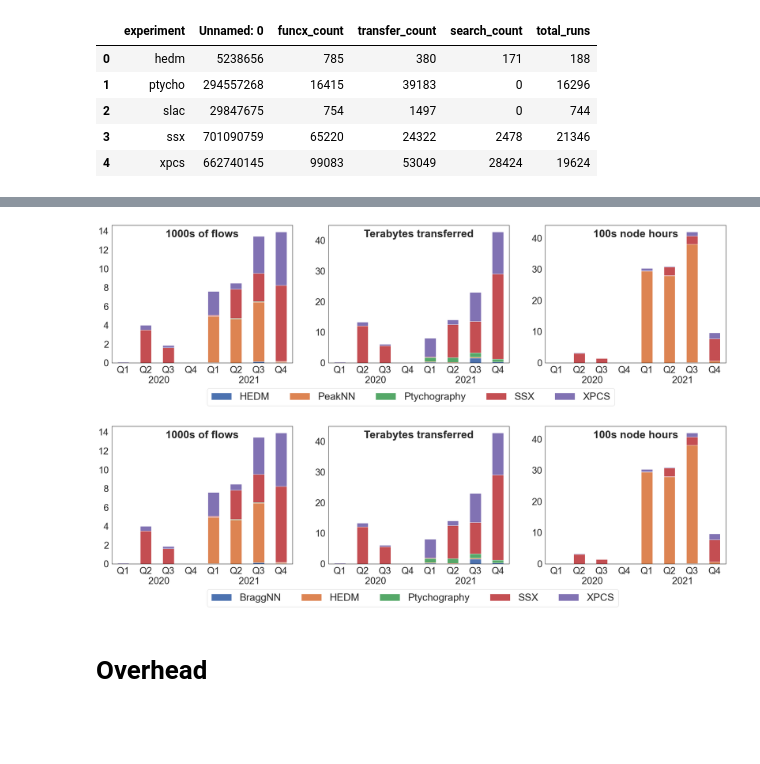
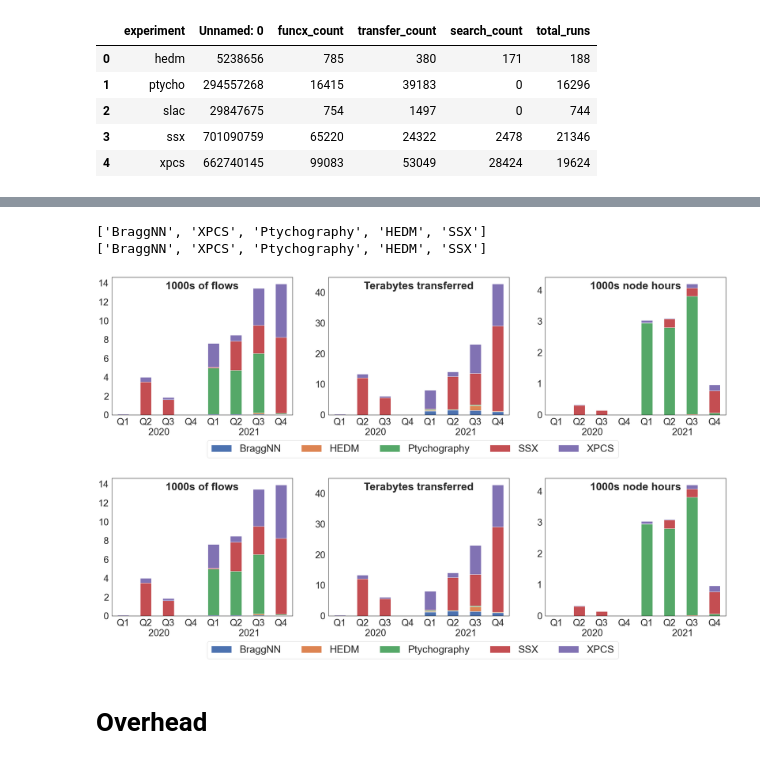
Before and after one commit to globus-labs/gladier-plots, a Jupyter notebook: gladier-figures.ipynb, the cells around one changed output, grey strips where cells are left out. Cells and saved outputs as stored; diff of their text form; code cells hidden in the pictures; blank space fills up the shorter version.

Commit message:
fix plot

```diff
--- a/gladier-figures.ipynb
+++ b/gladier-figures.ipynb
@@ -73,13 +54,3 @@ def add_compute(row):
 
 df['data'] = df.apply(lambda row: add_data(row), axis=1)
 df['compute'] = df.apply(lambda row: add_compute(row), axis=1)
-# %%
-dfd = df.groupby(['quarter_col', 'experiment']).sum().reset_index()
-# print(dfd)
-dfq = dfd.pivot(index='quarter_col', columns='experiment', values='data')
-dfq.plot.bar(stacked=True, figsize=(10, 6), ylabel='Data Transferred (GB)', xlabel='Date')
-plt.legend(title='Experiment', loc='upper left', labels=labels)
-
-plt.xticks(rotation=45)
-plt.tight_layout()
-plt.savefig('agg_data.png')
@@ -90,10 +56,0 @@ plt.savefig('agg_data.png')
-# %%
-dfd = df.groupby(['quarter_col', 'experiment']).sum().reset_index()
-dfd['compute'] = dfd['compute'] / 60
-dfq = dfd.pivot(index='quarter_col', columns='experiment', values='compute')
-dfq.plot.bar(stacked=True, figsize=(10, 6), ylabel='Compute (node hours)', xlabel='Date')
-plt.legend(title='Experiment', loc='upper left', labels=labels)
-
-plt.xticks(rotation=45)
-plt.tight_layout()
-plt.savefig('agg_compute.png')
@@ -108,59 +59,74 @@ sum(df['compute']) / 60 / 60
 # %%
-def plot_with_NN_name(nn_name, filename):
+def plot_all(df, filename):
     sns.set(font_scale=2.4, style='white')
     fig, axs = plt.subplots(ncols=3, sharey=False, sharex=False, figsize=(30,8), )
 
-    new_labels = ['Q1', 'Q2\n          2020', 'Q3', 'Q4', 'Q1', 'Q2\n          2021', 'Q3', 'Q4']
+    labels = ['Q1', 'Q2\n          2020', 'Q3', 'Q4', 'Q1', 'Q2\n          2021', 'Q3', 'Q4']
     tick_size = 30
 
-    if nn_name == 'PeakNN':
-        labels=['HEDM', 'PeakNN', 'Ptychography', 'SSX', 'XPCS']
-    else:
-        labels=['BraggNN', 'HEDM', 'Ptychography', 'SSX', 'XPCS']
+    # Compute number of flows
+    df['count'] = 1
 
-
-    df['count'] = 1
-    dfd = df.groupby(['quarter_col', 'experiment']).sum().reset_index()
-
+    dfd = df.sort_values(['experiment']).groupby(['quarter_col', 'experiment']).sum().reset_index()
     dfd['count'] = dfd['count'] / 1000
     dfq = dfd.pivot(index='quarter_col', columns='experiment', values='count')
     ax=dfq.plot.bar(stacked=True, xlabel='Date', ax=axs[0], fontsize=tick_size)
     ax.set_title('1000s of flows',  y=0.90, fontsize=34, weight='bold')
     ax.set_xlabel(None)
-    ax.set_xticklabels(new_labels, rotation=0, fontsize=tick_size)
+    ax.set_xticklabels(labels, rotation=0, fontsize=tick_size)
     ax.legend().remove()
 
+    # Compute data transferred
     dfd = df.groupby(['quarter_col', 'experiment']).sum().reset_index()
-    dfd['data'] = dfd['data'] /1000
+    dfd['data'] = dfd['data'] / 1000
     dfq = dfd.pivot(index='quarter_col', columns='experiment', values='data')
     ax1 = dfq.plot.bar(stacked=True, xlabel='Date', ax=axs[1], fontsize=tick_size)
     ax1.set_title('Terabytes transferred', y=0.90, fontsize=34, weight='bold')
     ax1.set_xlabel(None)
-    ax1.set_xticklabels(new_labels, rotation=0, fontsize=tick_size)
+    ax1.set_xticklabels(labels, rotation=0, fontsize=tick_size)
     ticks = plt.xticks()
     ax1.legend().remove()
 
+    # Compute node
     dfd = df.groupby(['quarter_col', 'experiment']).sum().reset_index()
-    dfd['compute'] = dfd['compute'] / 60 / 60 / 100
+    dfd['compute'] = dfd['compute'] / 60 / 60 / 1000
     dfq = dfd.pivot(index='quarter_col', columns='experiment', values='compute')
     ax2 = dfq.plot.bar(stacked=True, xlabel='Date', ax=axs[2], fontsize=tick_size)
-    ax2.set_title("100s node hours", y=0.90, fontsize=34, weight='bold')
+    ax2.set_title("1000s node hours", y=0.90, fontsize=34, weight='bold')
     ax2.set_xlabel(None)
 
-    legend = plt.legend(title='', loc = 2, bbox_to_anchor = (-1.9,-0.15), labels=labels, ncol=5, fontsize=32)
+    legend = plt.legend(title='', loc = 2, bbox_to_anchor = (-1.9,-0.15), ncol=5, fontsize=32)
     plt.setp(legend.get_title(),fontsize=34)
     plt.subplots_adjust(left=0)
     ticks = plt.xticks()
-    new_labels = ['Q1', 'Q2\n          2020', 'Q3', 'Q4', 'Q1', 'Q2\n          2021', 'Q3', 'Q4',]
-    plt.xticks(ticks[0], new_labels, rotation=0, fontsize=tick_size)
+    plt.xticks(ticks[0], labels, rotation=0, fontsize=tick_size)
 
     plt.savefig(filename, bbox_inches="tight")
 
-plot_with_NN_name('PeakNN', 'agg_all_DB.png')
-plot_with_NN_name('BraggNN', 'agg_all.png')
+df_bragg = df.replace('slac', 'BraggNN')
+df_bragg = df_bragg.replace('ssx', 'SSX')
+df_bragg = df_bragg.replace('xpcs', 'XPCS')
+df_bragg = df_bragg.replace('hedm', 'HEDM')
+df_bragg = df_bragg.replace('ptycho', 'Ptychography')
+
+print(list(set(list(df_bragg['experiment']))))
+
+plot_all(df_bragg, 'agg_all.png')
+
+df_peak = df.replace('slac', 'BraggNN')
+df_peak = df_peak.replace('ssx', 'SSX')
+df_peak = df_peak.replace('xpcs', 'XPCS')
+df_peak = df_peak.replace('hedm', 'HEDM')
+df_peak = df_peak.replace('ptycho', 'Ptychography')
+
+print(list(set(list(df_peak['experiment']))))
+
+plot_all(df_peak, 'agg_allDB.png')
 # %% [output]
+['BraggNN', 'XPCS', 'Ptychography', 'HEDM', 'SSX']
+['BraggNN', 'XPCS', 'Ptychography', 'HEDM', 'SSX']
-[figure, old version]
+[figure, new version]
-[figure, old version]
+[figure, new version]
 # %% [markdown]
 # Overhead
 # %%
```
Also changed, not shown: parts of 15 cells of this notebook.
